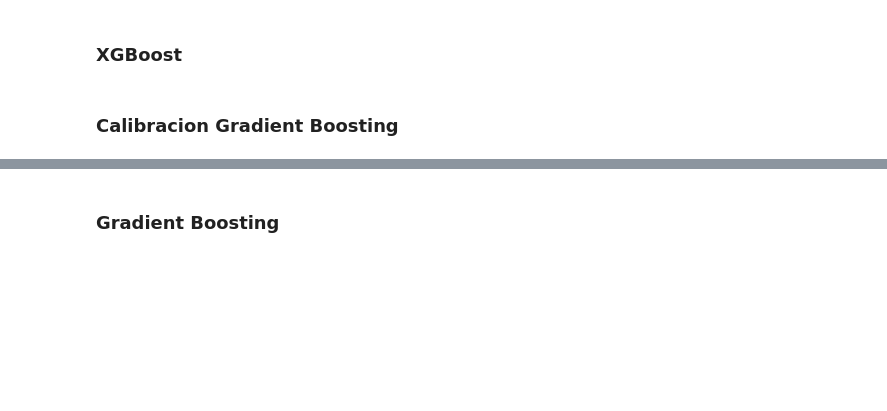
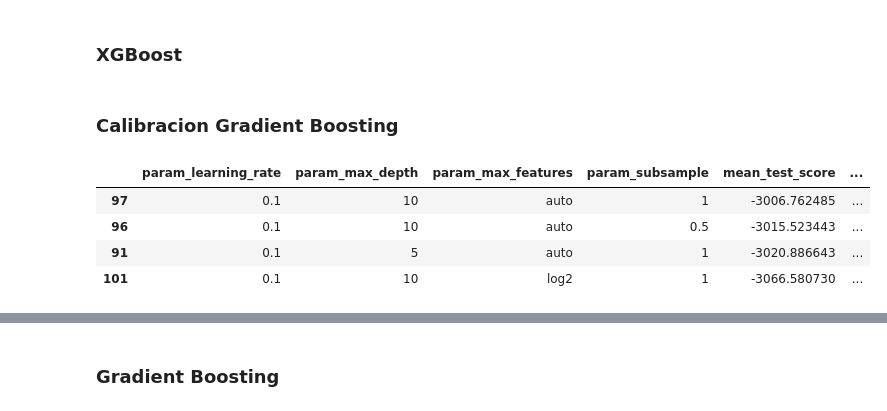
Before and after one commit to elkindavid/MIAD_UNIANDES, a Jupyter notebook: S3P1_proyecto1.ipynb, the cells around one changed output, grey strips where cells are left out. Drawn from its saved outputs; the diff is of its cells as text; code cells hidden in the pictures; blank space fills up the shorter version.

```diff
--- a/S3P1_proyecto1.ipynb
+++ b/S3P1_proyecto1.ipynb
@@ -502,41 +489,47 @@ ElasticNet Score= 7829.712812826326
 # %% [markdown]
 ### Calibracion Gradient Boosting
 # %%
-# Grid de hiperparámetros evaluados
-# ==============================================================================
-param_grid = {'max_features'  : ['auto', 'sqrt', 'log2'],
-              'max_depth'     : [None, 1, 3, 5, 10, 20],
-              'subsample'     : [0.5, 1],
-              'learning_rate' : [0.001, 0.01, 0.1]
-             }
+# # Grid de hiperparámetros evaluados
+# # ==============================================================================
+# param_grid = {'max_features'  : ['auto', 'sqrt', 'log2'],
+#               'max_depth'     : [None, 1, 3, 5, 10, 20],
+#               'subsample'     : [0.5, 1],
+#               'learning_rate' : [0.001, 0.01, 0.1]
+#              }
 
-# Búsqueda por grid search con validación cruzada
-# ==============================================================================
-grid = GridSearchCV(
-        estimator  = GradientBoostingRegressor(
-                        n_estimators        = 1000,
-                        random_state        = 123,
-                        # Activación de la parada temprana
-                        validation_fraction = 0.1,
-                        n_iter_no_change    = 5,
-                        tol                 = 0.0001
-                    ),
-        param_grid = param_grid,
-        scoring    = 'neg_root_mean_squared_error',
-        n_jobs     = multiprocessing.cpu_count() - 1,
-        cv         = RepeatedKFold(n_splits=3, n_repeats=1, random_state=123),
-        refit      = True,
-        verbose    = 0,
-        return_train_score = True
-       )
+# # Búsqueda por grid search con validación cruzada
+# # ==============================================================================
+# grid = GridSearchCV(
+#         estimator  = GradientBoostingRegressor(
+#                         n_estimators        = 1000,
+#                         random_state        = 123,
+#                         # Activación de la parada temprana
+#                         validation_fraction = 0.1,
+#                         n_iter_no_change    = 5,
+#                         tol                 = 0.0001
+#                     ),
+#         param_grid = param_grid,
+#         scoring    = 'neg_root_mean_squared_error',
+#         n_jobs     = multiprocessing.cpu_count() - 1,
+#         cv         = RepeatedKFold(n_splits=3, n_repeats=1, random_state=123),
+#         refit      = True,
+#         verbose    = 0,
+#         return_train_score = True
+#        )
 
-grid.fit(X = X_train, y = y_train)
+# grid.fit(X = X_train, y = y_train)
 
-# Resultados
-# ==============================================================================
-resultados = pd.DataFrame(grid.cv_results_)
-resultados.filter(regex = '(param.*|mean_t|std_t)') \
-    .drop(columns = 'params') \
-    .sort_values('mean_test_score', ascending = False) \
-    .head(4)
+# # Resultados
+# # ==============================================================================
+# resultados = pd.DataFrame(grid.cv_results_)
+# resultados.filter(regex = '(param.*|mean_t|std_t)') \
+#     .drop(columns = 'params') \
+#     .sort_values('mean_test_score', ascending = False) \
+#     .head(4)
+# %% [output]
+|  | param_learning_rate | param_max_depth | param_max_features | param_subsample | mean_test_score | ... |
+| 97 | 0.1 | 10 | auto | 1 | -3006.762485 | ... |
+| 96 | 0.1 | 10 | auto | 0.5 | -3015.523443 | ... |
+| 91 | 0.1 | 5 | auto | 1 | -3020.886643 | ... |
+| 101 | 0.1 | 10 | log2 | 1 | -3066.580730 | ... |
 # %%
```
Also changed, not shown: parts of 7 cells of this notebook, 7 other files.
